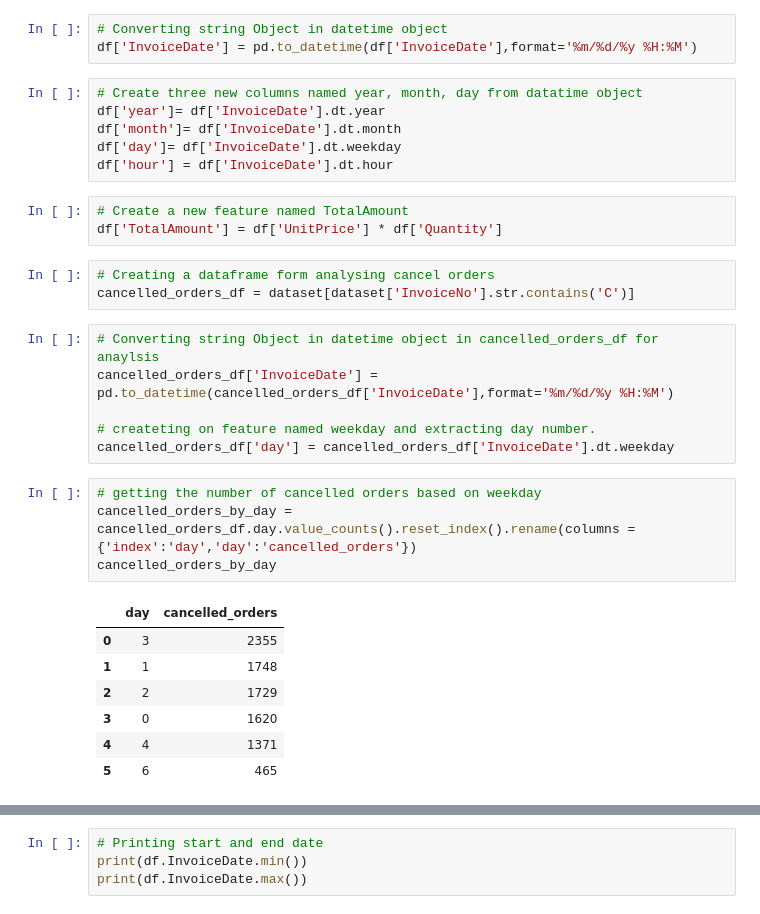
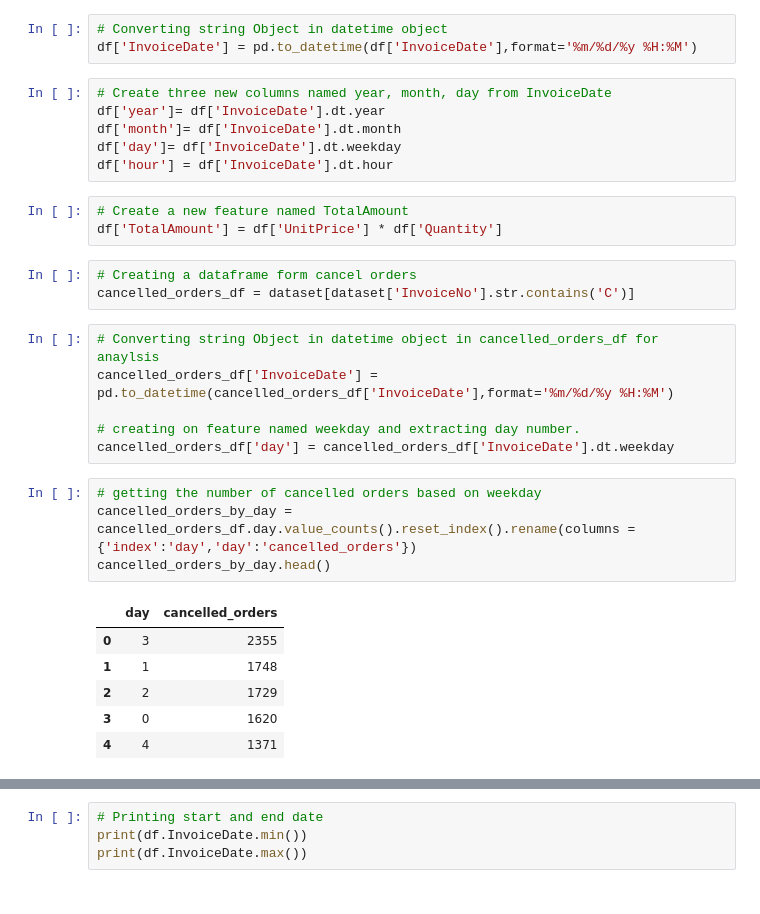
Before and after one commit to AmanSharmas/Online_Retail_Customer_Segmentation, a Jupyter notebook: Online_Retail_Customer_Segmentation.ipynb, the cells around one changed output, grey strips where cells are left out. Cells and saved outputs as stored; diff of their text form.

```diff
--- a/Online_Retail_Customer_Segmentation.ipynb
+++ b/Online_Retail_Customer_Segmentation.ipynb
@@ -286,7 +317,7 @@ Unique Country's count:38
 # Converting string Object in datetime object
 df['InvoiceDate'] = pd.to_datetime(df['InvoiceDate'],format='%m/%d/%y %H:%M')
 # %%
-# Create three new columns named year, month, day from datatime object
+# Create three new columns named year, month, day from InvoiceDate
 df['year']= df['InvoiceDate'].dt.year
 df['month']= df['InvoiceDate'].dt.month
 df['day']= df['InvoiceDate'].dt.weekday
@@ -295,23 +326,22 @@ df['hour'] = df['InvoiceDate'].dt.hour
 # Create a new feature named TotalAmount
 df['TotalAmount'] = df['UnitPrice'] * df['Quantity']
 # %%
-# Creating a dataframe form analysing cancel orders
+# Creating a dataframe form cancel orders
 cancelled_orders_df = dataset[dataset['InvoiceNo'].str.contains('C')]
 # %%
 # Converting string Object in datetime object in cancelled_orders_df for anaylsis
 cancelled_orders_df['InvoiceDate'] = pd.to_datetime(cancelled_orders_df['InvoiceDate'],format='%m/%d/%y %H:%M')
 
-# createting on feature named weekday and extracting day number.
+# creating on feature named weekday and extracting day number.
 cancelled_orders_df['day'] = cancelled_orders_df['InvoiceDate'].dt.weekday
 # %%
 # getting the number of cancelled orders based on weekday
 cancelled_orders_by_day = cancelled_orders_df.day.value_counts().reset_index().rename(columns = {'index':'day','day':'cancelled_orders'})
-cancelled_orders_by_day
+cancelled_orders_by_day.head()
 # %% [output]
 |  | day | cancelled_orders |
 | 0 | 3 | 2355 |
 | 1 | 1 | 1748 |
 | 2 | 2 | 1729 |
 | 3 | 0 | 1620 |
 | 4 | 4 | 1371 |
-| 5 | 6 | 465 |
```
Also changed, not shown: parts of 164 cells of this notebook.
